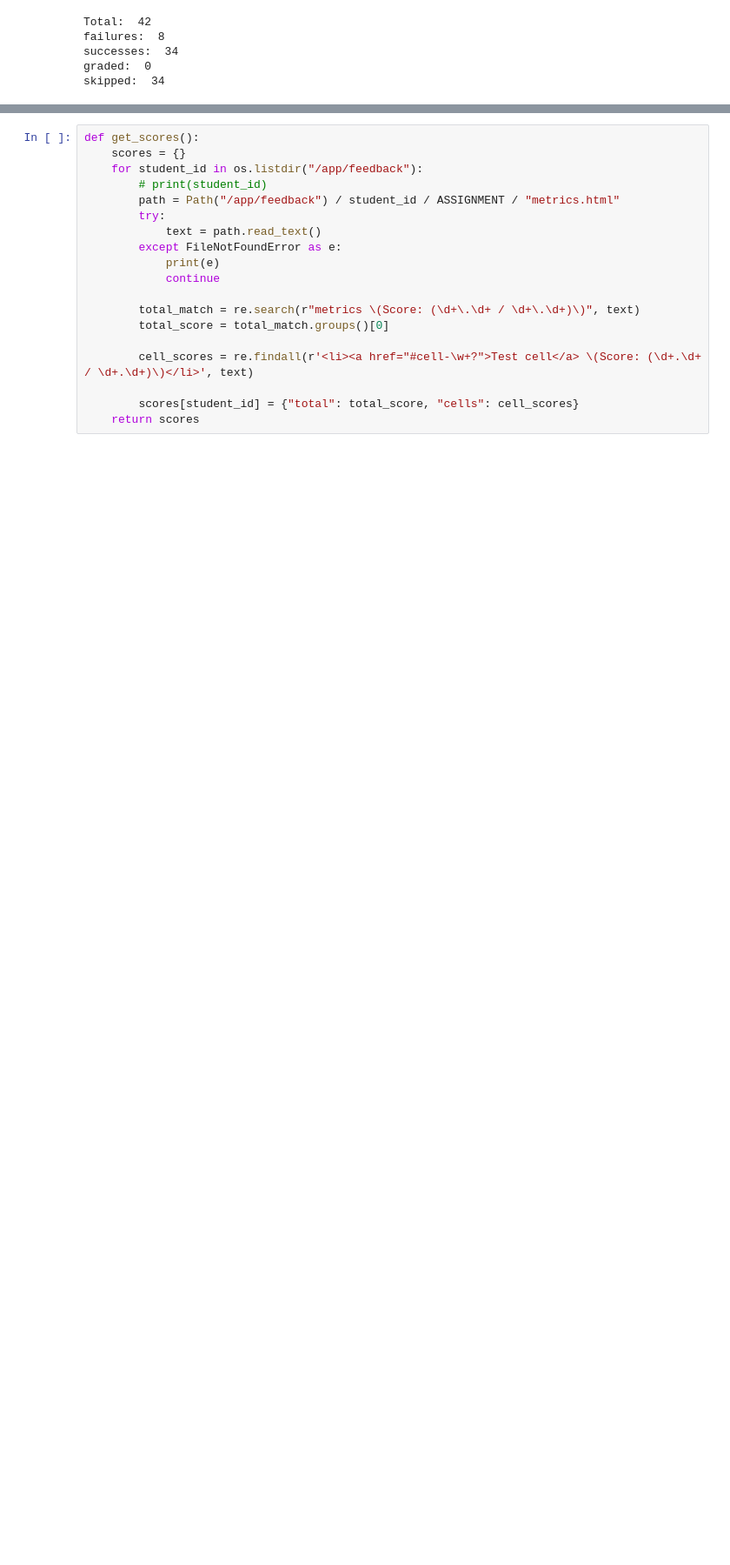
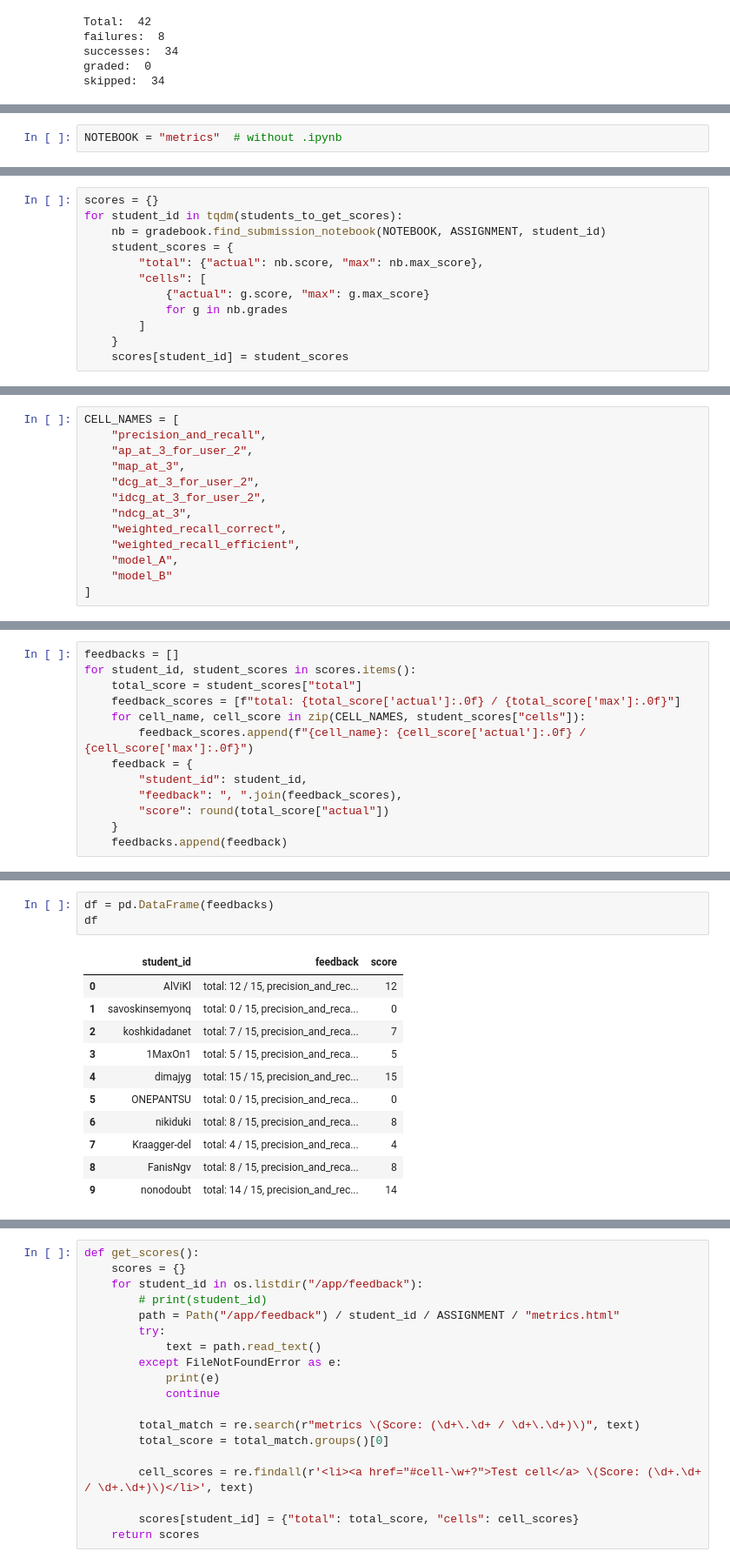
Before and after one commit to feldlime/nbgrader-itmo-recsys-2025-spring, a Jupyter notebook: nbgrader/app/scripts/autograde_hw_2.ipynb, the cells around one changed output, grey strips where cells are left out. Shown at 87% size. Cells and saved outputs as stored; diff of their text form; blank space fills up the shorter version.

Commit message:
improved autograde notebook

```diff
--- a/nbgrader/app/scripts/autograde.ipynb
+++ b/nbgrader/app/scripts/autograde_hw_2.ipynb
@@ -90,0 +112,2 @@ type(autograded_student_ids), len(autograded_student_ids)
+# %%
+NOTEBOOK = "metrics"  # without .ipynb
@@ -90,0 +119,12 @@ type(autograded_student_ids), len(autograded_student_ids)
+# %%
+scores = {}
+for student_id in tqdm(students_to_get_scores):
+    nb = gradebook.find_submission_notebook(NOTEBOOK, ASSIGNMENT, student_id)
+    student_scores = {
+        "total": {"actual": nb.score, "max": nb.max_score},
+        "cells": [
+            {"actual": g.score, "max": g.max_score}
+            for g in nb.grades
+        ]
+    }
+    scores[student_id] = student_scores
@@ -90,0 +133,13 @@ type(autograded_student_ids), len(autograded_student_ids)
+# %%
+CELL_NAMES = [
+    "precision_and_recall",
+    "ap_at_3_for_user_2",
+    "map_at_3",
+    "dcg_at_3_for_user_2",
+    "idcg_at_3_for_user_2",
+    "ndcg_at_3",
+    "weighted_recall_correct",
+    "weighted_recall_efficient",
+    "model_A",
+    "model_B"
+]
@@ -90,0 +148,13 @@ type(autograded_student_ids), len(autograded_student_ids)
+# %%
+feedbacks = []
+for student_id, student_scores in scores.items():
+    total_score = student_scores["total"]
+    feedback_scores = [f"total: {total_score['actual']:.0f} / {total_score['max']:.0f}"]
+    for cell_name, cell_score in zip(CELL_NAMES, student_scores["cells"]):
+        feedback_scores.append(f"{cell_name}: {cell_score['actual']:.0f} / {cell_score['max']:.0f}")
+    feedback = {
+        "student_id": student_id,
+        "feedback": ", ".join(feedback_scores),
+        "score": round(total_score["actual"])
+    }
+    feedbacks.append(feedback)
@@ -90,0 +181,15 @@ type(autograded_student_ids), len(autograded_student_ids)
+# %%
+df = pd.DataFrame(feedbacks)
+df
+# %% [output]
+|  | student_id | feedback | score |
+| 0 | AlViKl | total: 12 / 15, precision_and_rec... | 12 |
+| 1 | savoskinsemyonq | total: 0 / 15, precision_and_reca... | 0 |
+| 2 | koshkidadanet | total: 7 / 15, precision_and_reca... | 7 |
+| 3 | 1MaxOn1 | total: 5 / 15, precision_and_reca... | 5 |
+| 4 | dimajyg | total: 15 / 15, precision_and_rec... | 15 |
+| 5 | ONEPANTSU | total: 0 / 15, precision_and_reca... | 0 |
+| 6 | nikiduki | total: 8 / 15, precision_and_reca... | 8 |
+| 7 | Kraagger-del | total: 4 / 15, precision_and_reca... | 4 |
+| 8 | FanisNgv | total: 8 / 15, precision_and_reca... | 8 |
+| 9 | nonodoubt | total: 14 / 15, precision_and_rec... | 14 |
```
Also changed, not shown: parts of 35 cells of this notebook.
